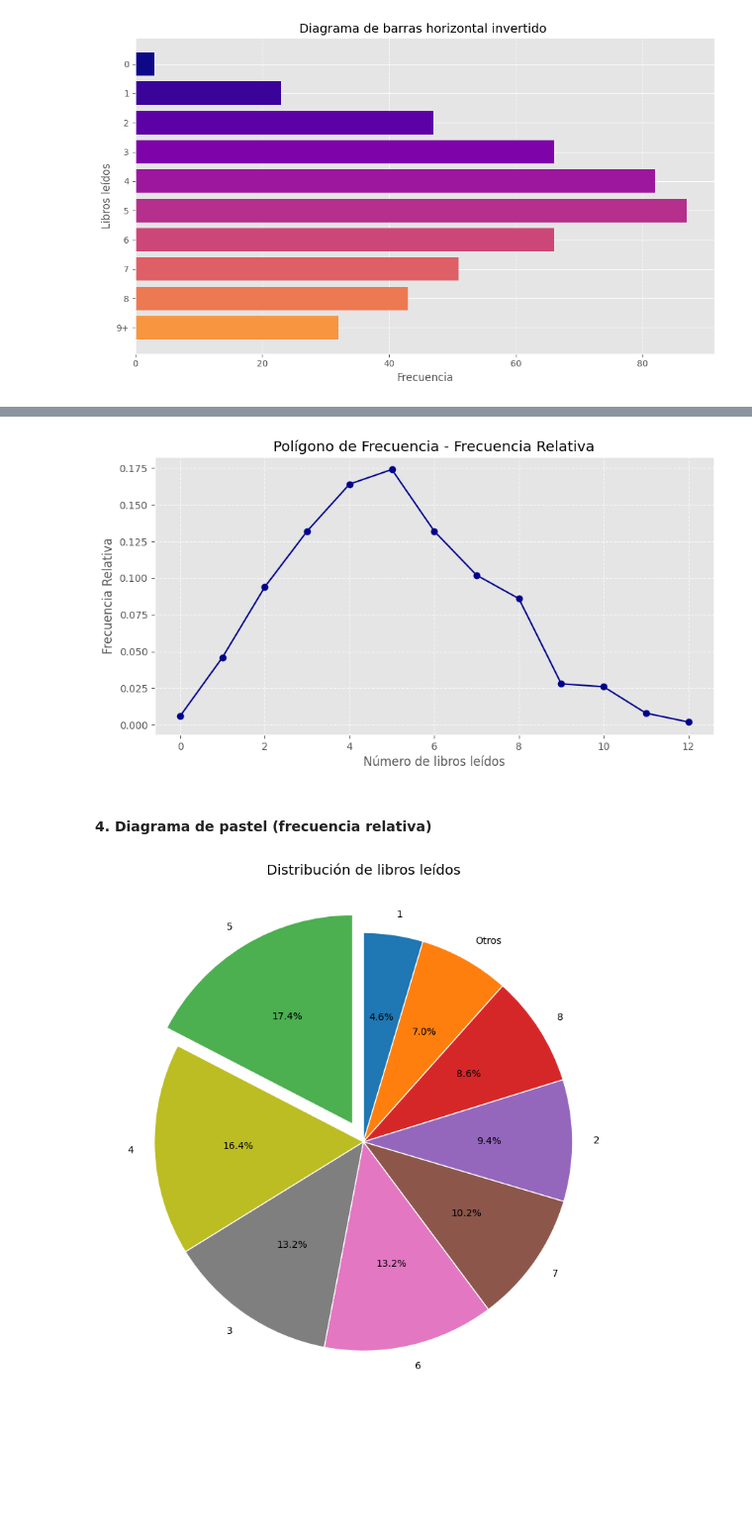
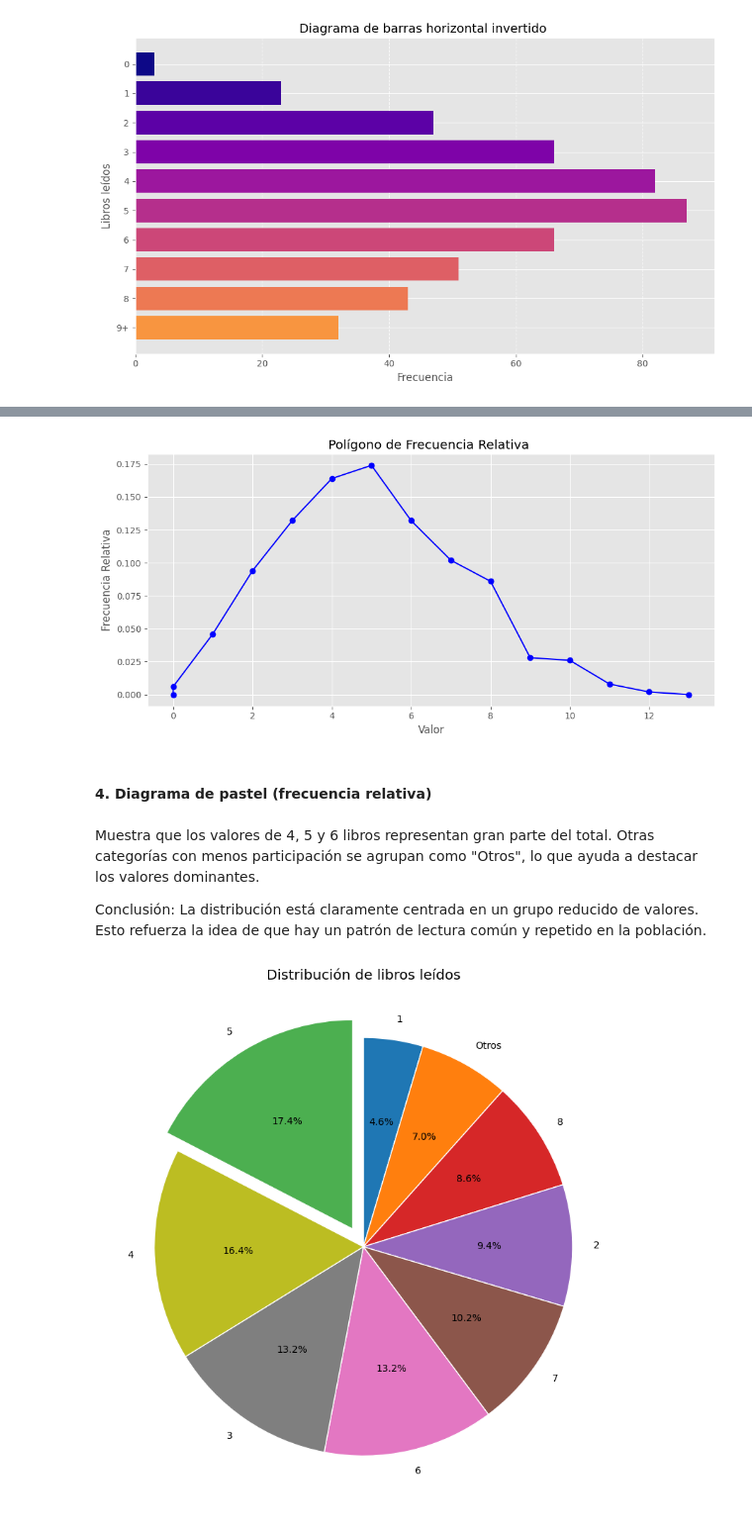
Before and after one commit to D1egoXD/Tablas_Frecuencias, a Jupyter notebook: cuantitativos_discretos.ipynb, the cells around one changed output, grey strips where cells are left out. Shown at 99% size. Saved outputs shown, nothing was run; the diff lists cells and outputs as text; code cells hidden in the pictures; blank space fills up the shorter version.

Commit message:
se corriguio el poligono de frecuencias
Signed-off-by: Diego Lozano Camargo <230110530@itsoeh.edu.mx>

```diff
--- a/cuantitativos_discretos.ipynb
+++ b/cuantitativos_discretos.ipynb
@@ -103,16 +111,26 @@ plt.show()
 # %%
-# Polígono de Frecuencia (Frecuencia Relativa)
+
+midpoints = tabla.index.values  # Usamos los valores discretos directamente
+x_poly = np.concatenate(([0], midpoints, [midpoints[-1] + 1]))
+y_poly = np.concatenate(([0], frecuencia_relativa.values, [0]))
+
 plt.figure(figsize=(10, 5))
-plt.plot(tabla.index, frecuencia_relativa.values, marker='o', linestyle='-', color='darkblue')
-plt.xlabel("Número de libros leídos")
-plt.ylabel("Frecuencia Relativa")
-plt.title("Polígono de Frecuencia - Frecuencia Relativa")
-plt.grid(True, linestyle="--", alpha=0.7)
+plt.plot(x_poly, y_poly, marker='o', linestyle='-', color='blue')
+plt.xlabel('Valor')
+plt.ylabel('Frecuencia Relativa')
+plt.title('Polígono de Frecuencia Relativa ')
+plt.grid(True)
+plt.tight_layout()
 plt.show()
 # %% [output]
-[figure, old version]
+[figure, new version]
 # %% [markdown]
  #### 4. Diagrama de pastel (frecuencia relativa)
+# %% [markdown]
+Muestra que los valores de 4, 5 y 6 libros representan gran parte del total. Otras categorías con menos participación se agrupan como "Otros", lo que ayuda a destacar los valores dominantes.
+
+Conclusión:
+La distribución está claramente centrada en un grupo reducido de valores. Esto refuerza la idea de que hay un patrón de lectura común y repetido en la población.
 # %%
 umbral = 0.03  # Agrupar categorías con menos del 3%
 otros = frecuencia_relativa[frecuencia_relativa < umbral].sum()
```
Also changed, not shown: parts of 6 cells of this notebook.
